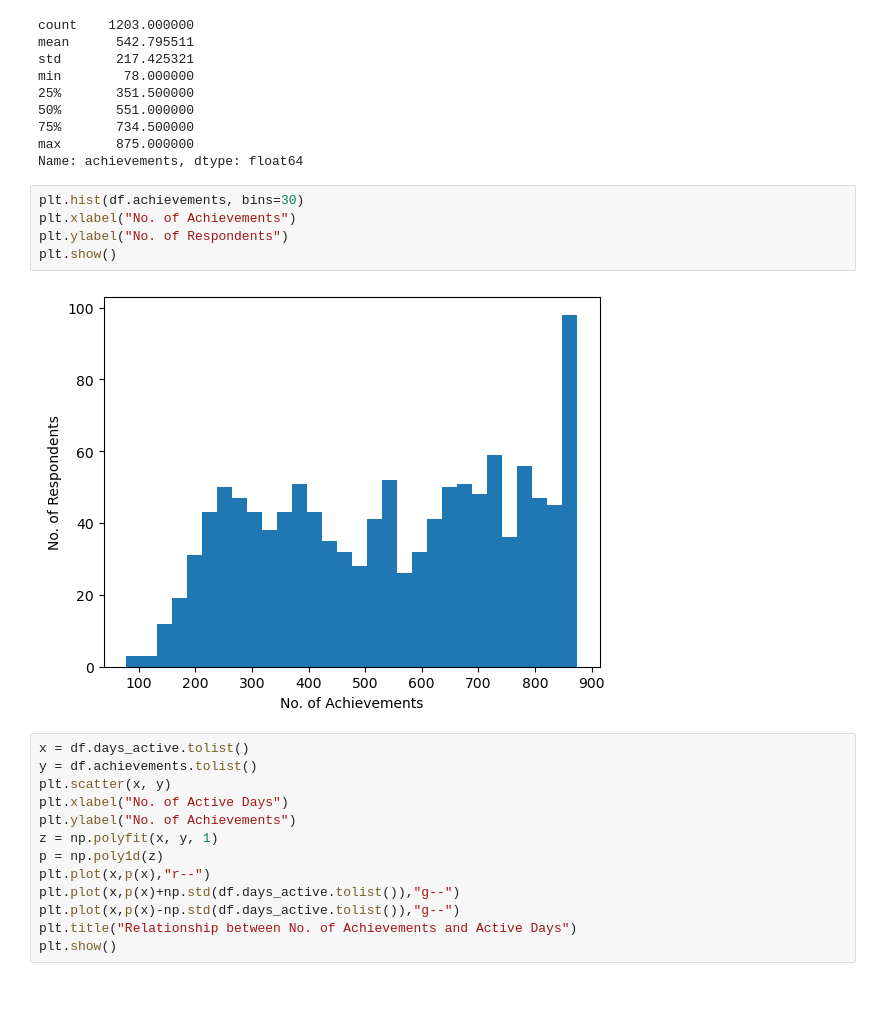
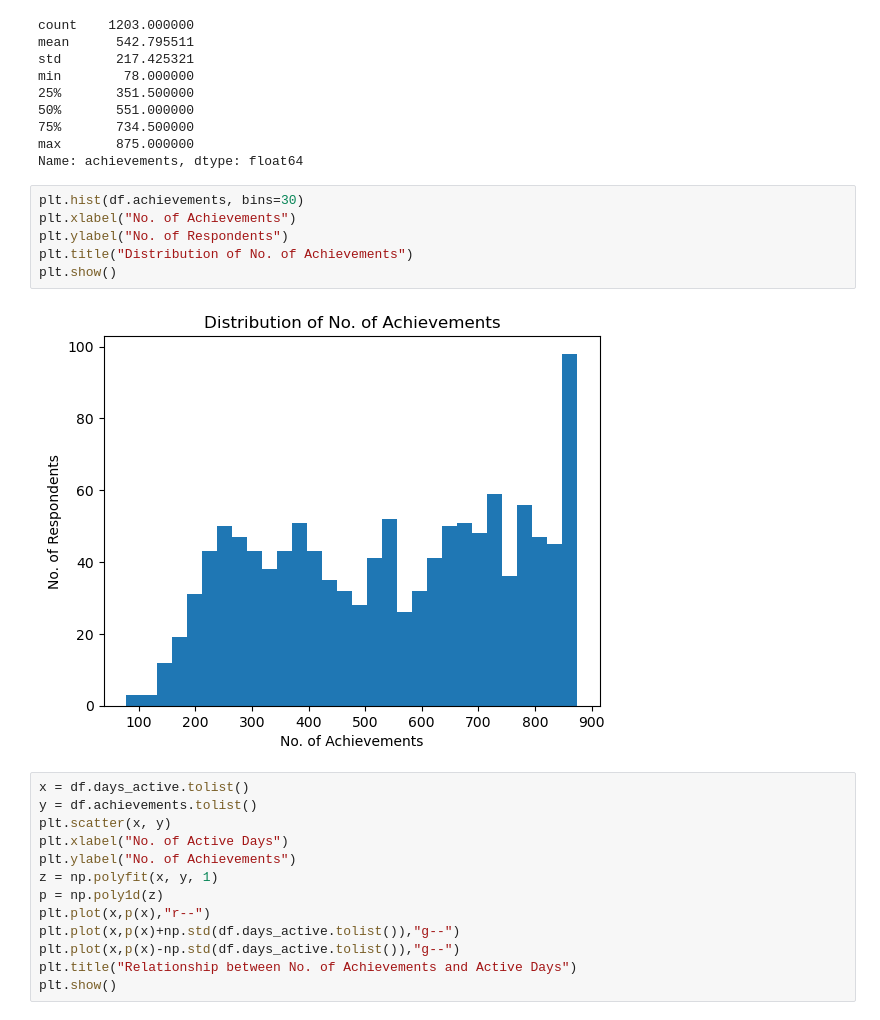
Before and after one commit to jasonchuangkw/project_genshin, a Jupyter notebook: codes/eda_and_analysis.ipynb, the cells around one changed output. Cells and saved outputs as stored; diff of their text form; blank space fills up the shorter version.

```diff
--- a/codes/eda_and_analysis.ipynb
+++ b/codes/eda_and_analysis.ipynb
@@ -546,10 +549,11 @@ Name: achievements, dtype: float64
 # %%
 plt.hist(df.achievements, bins=30)
 plt.xlabel("No. of Achievements")
 plt.ylabel("No. of Respondents")
+plt.title("Distribution of No. of Achievements")
 plt.show()
 # %% [output]
-[figure, old version]
+[figure, new version]
 # %%
 x = df.days_active.tolist()
 y = df.achievements.tolist()
```
Also changed, not shown: parts of 76 cells of this notebook.
